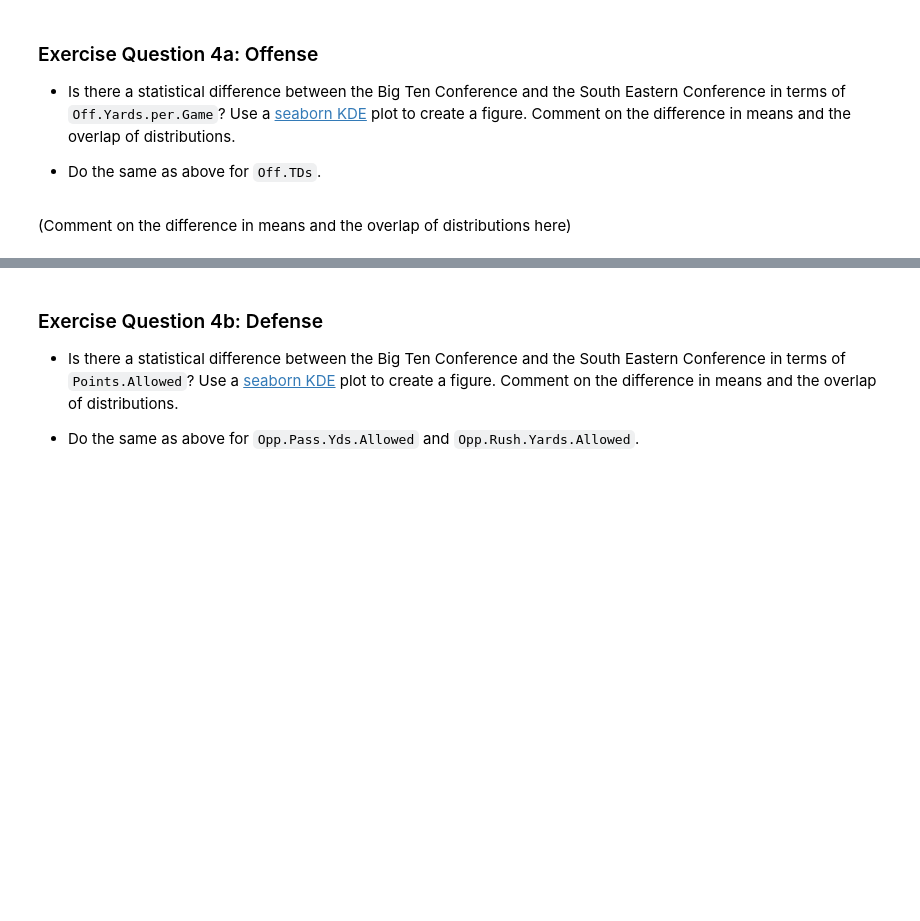
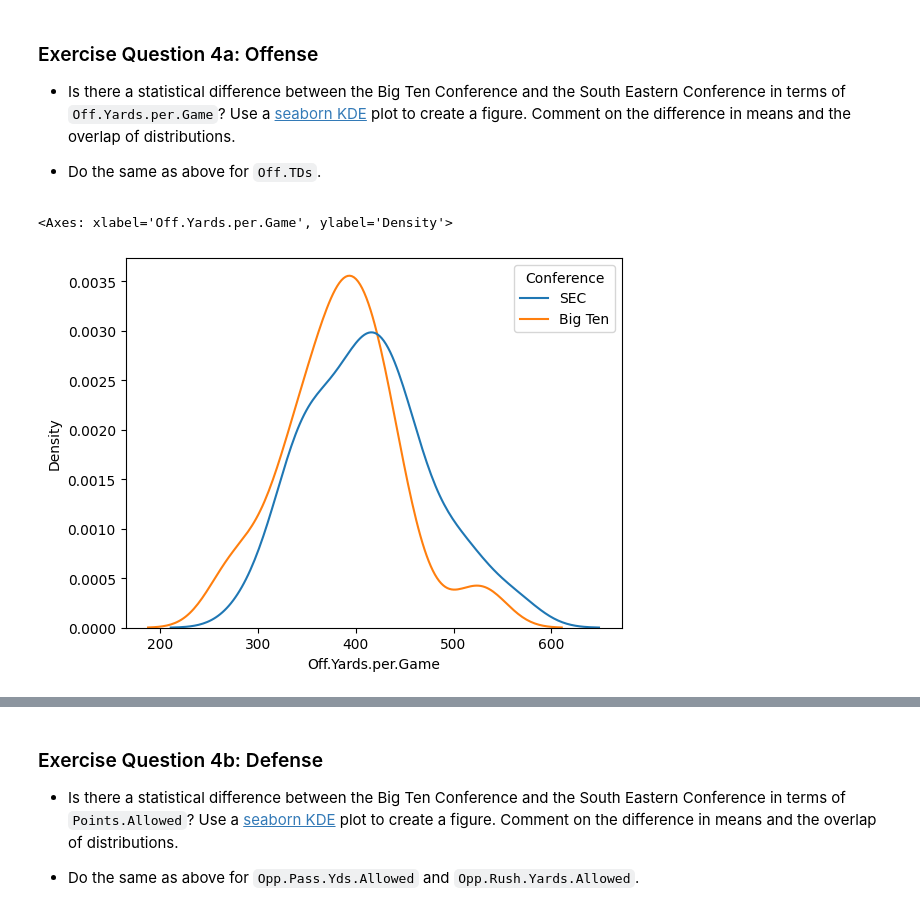
Before and after one commit to ziggster528491/cs-stat-180, a Jupyter notebook: labs/04-wrangling.ipynb, the cells around one changed output, grey strips where cells are left out. Drawn from its saved outputs; the diff is of its cells as text; code cells hidden in the pictures; blank space fills up the shorter version.

```diff
--- a/labs/04-wrangling.ipynb
+++ b/labs/04-wrangling.ipynb
@@ -139,5 +145,8 @@ df
 - Do the same as above for `Off.TDs`.
 # %%
 # Write the code for the statistical differences for Off.Yards.per.Game:
+to_compare = df[df["Conference"].isin(["Big Ten", "SEC"])]
+sns.kdeplot( data=to_compare, x='Off.Yards.per.Game', hue='Conference')
+# %% [output]
+<Axes: xlabel='Off.Yards.per.Game', ylabel='Density'>
+[figure, added]
-# %% [markdown]
-(Comment on the difference in means and the overlap of distributions here)
```
Also changed, not shown: parts of 15 cells of this notebook, 1 other file.
